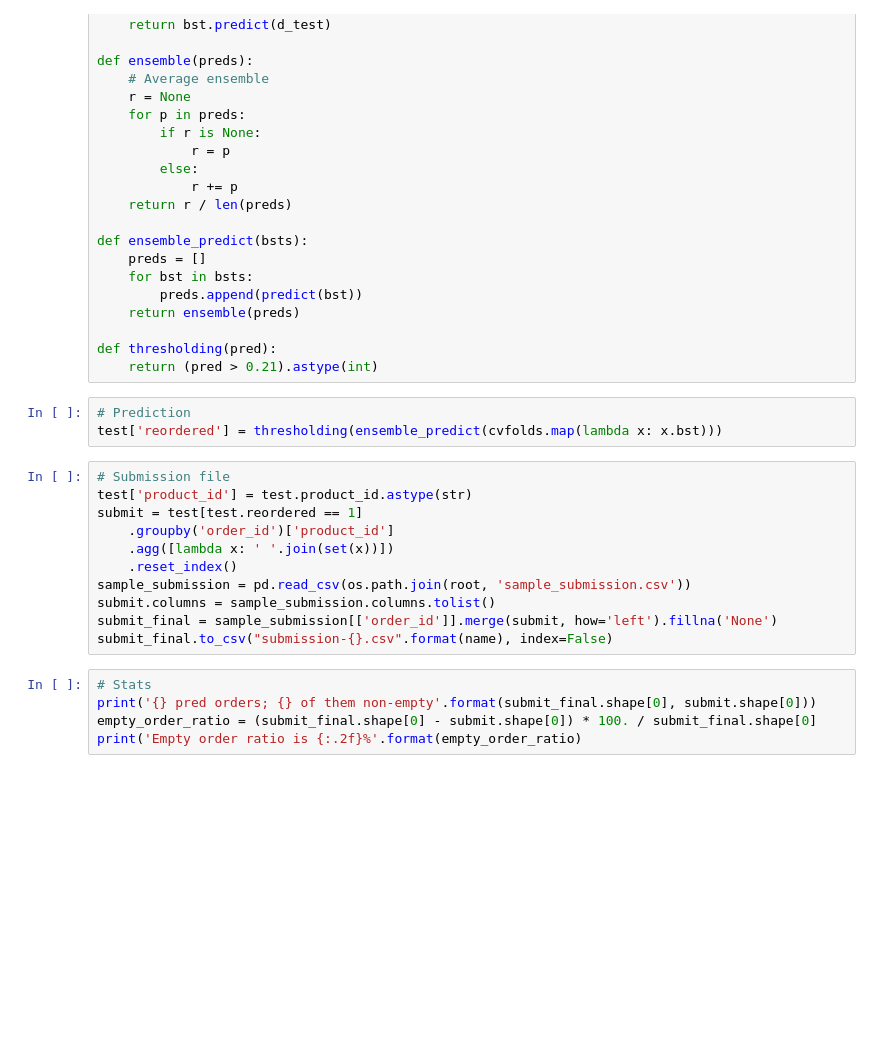
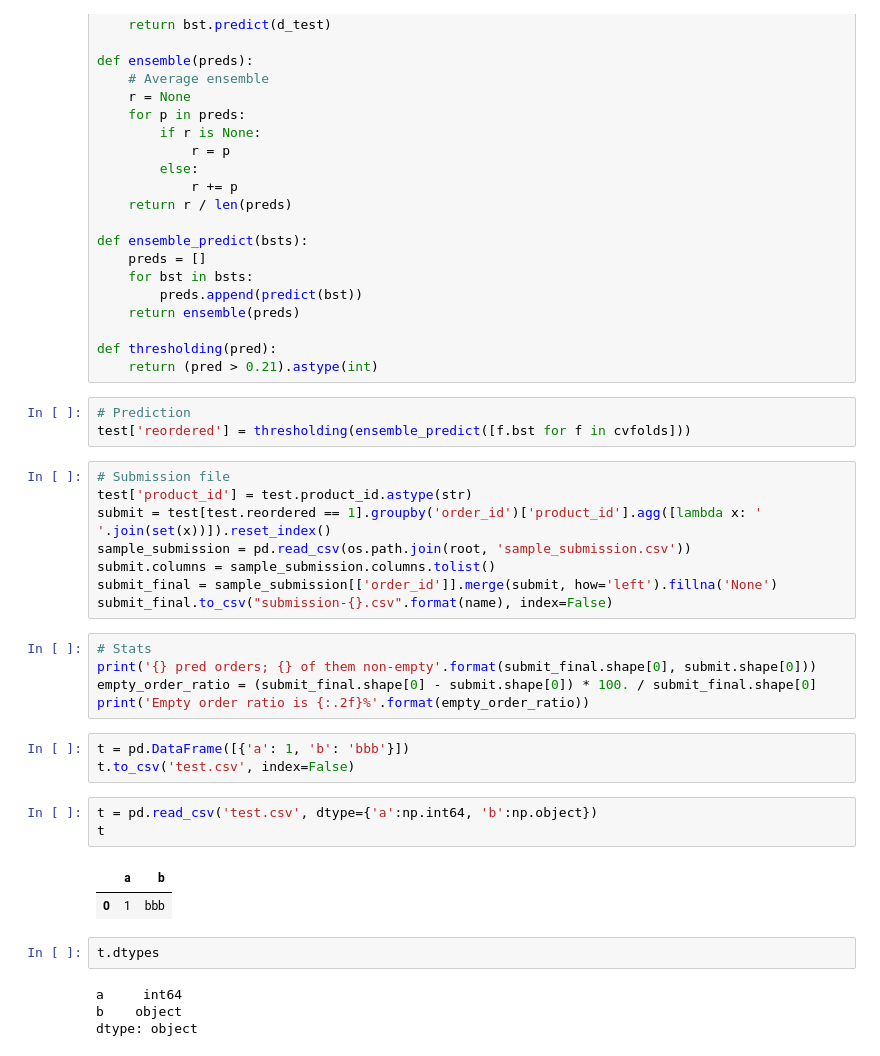
Before and after one commit to kylinorange/kaggle-instacart, a Jupyter notebook: Training.ipynb, the cells around one changed output. Saved outputs shown, nothing was run; the diff lists cells and outputs as text; blank space fills up the shorter version.

```diff
--- a/Training.ipynb
+++ b/Training.ipynb
@@ -234,14 +234,11 @@ def thresholding(pred):
     return (pred > 0.21).astype(int)
 # %%
 # Prediction
-test['reordered'] = thresholding(ensemble_predict(cvfolds.map(lambda x: x.bst)))
+test['reordered'] = thresholding(ensemble_predict([f.bst for f in cvfolds]))
 # %%
 # Submission file
 test['product_id'] = test.product_id.astype(str)
-submit = test[test.reordered == 1]
-    .groupby('order_id')['product_id']
-    .agg([lambda x: ' '.join(set(x))])
-    .reset_index()
+submit = test[test.reordered == 1].groupby('order_id')['product_id'].agg([lambda x: ' '.join(set(x))]).reset_index()
 sample_submission = pd.read_csv(os.path.join(root, 'sample_submission.csv'))
 submit.columns = sample_submission.columns.tolist()
 submit_final = sample_submission[['order_id']].merge(submit, how='left').fillna('None')
@@ -250,4 +247,19 @@ submit_final.to_csv("submission-{}.csv".format(name), index=False)
 # Stats
 print('{} pred orders; {} of them non-empty'.format(submit_final.shape[0], submit.shape[0]))
 empty_order_ratio = (submit_final.shape[0] - submit.shape[0]) * 100. / submit_final.shape[0]
-print('Empty order ratio is {:.2f}%'.format(empty_order_ratio)
+print('Empty order ratio is {:.2f}%'.format(empty_order_ratio))
+# %%
+t = pd.DataFrame([{'a': 1, 'b': 'bbb'}])
+t.to_csv('test.csv', index=False)
+# %%
+t = pd.read_csv('test.csv', dtype={'a':np.int64, 'b':np.object})
+t
+# %% [output]
+|  | a | b |
+| 0 | 1 | bbb |
+# %%
+t.dtypes
+# %% [output]
+a     int64
+b    object
+dtype: object
```
Also changed, not shown: parts of 1 cell of this notebook, 3 other files.
